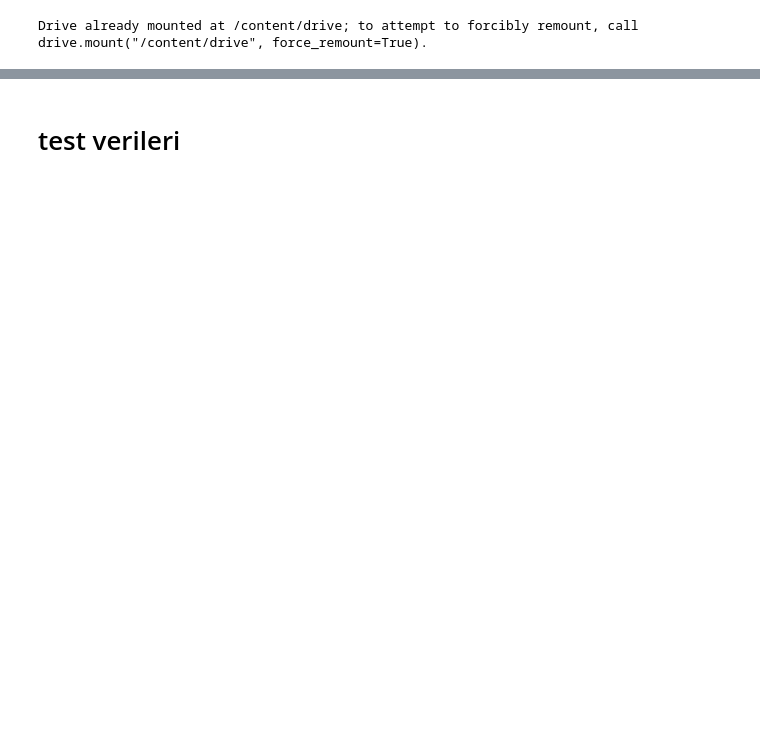
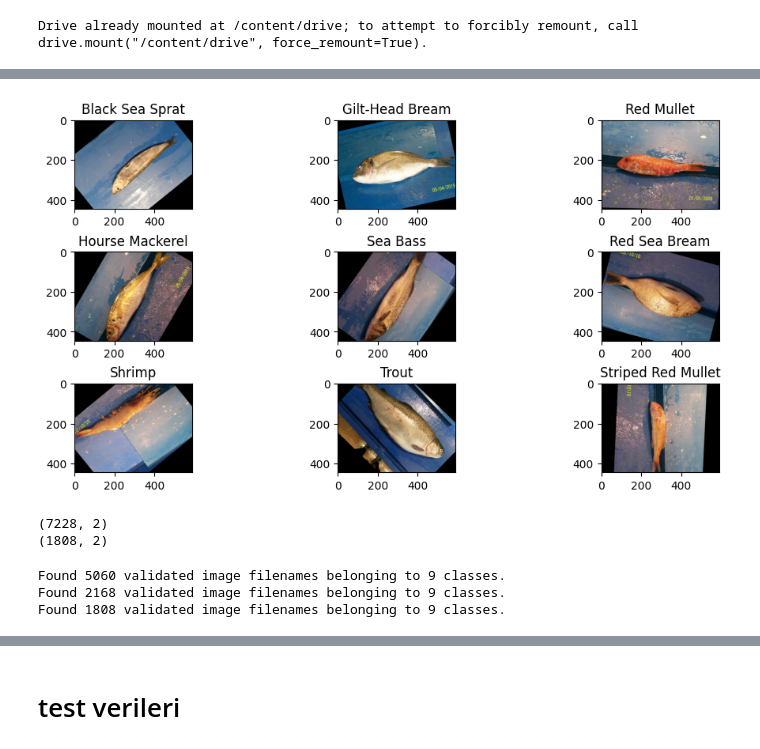
Before and after one commit to bir-damla/fish_classification, a Jupyter notebook: cnn.ipynb, the cells around one changed output, grey strips where cells are left out. Cells and saved outputs as stored; diff of their text form; code cells hidden in the pictures; blank space fills up the shorter version.

```diff
--- a/cnn.ipynb
+++ b/cnn.ipynb
@@ -96,0 +12,14 @@ fish_model.save_weights('fish_model.h5')
+# %%
+dir = "/content/drive/My Drive/dataset/kaggle_big_data_set/Fish_Dataset"
+label = []
+path = []
+for dirname, _, filenames in os.walk(dir):
+    for filename in filenames:
+        if os.path.splitext(filename)[1]  in ['.png', '.jpg', '.jpeg', '.gif']:
+            if dirname.split()[-1] != 'GT':
+                label.append(os.path.split(dirname)[1])
+                path.append(os.path.join(dirname, filename))
+
+df = pd.DataFrame(columns=['path', 'label'])
+df['path'] = path
+df['label'] = label
@@ -96,0 +38,17 @@ fish_model.save_weights('fish_model.h5')
+# %%
+df['label'] = df['label'].astype('category')
+# %%
+import matplotlib.pyplot as plt
+import seaborn as sns
+
+df['label'].unique()
+
+fig, ax = plt.subplots(nrows=3, ncols=3, figsize=(10, 5), constrained_layout=True)
+ax = ax.flatten()
+j = 0
+for i in df['label'].unique():
+    ax[j].imshow(plt.imread(df[df['label'] == i].iloc[0, 0]))
+    ax[j].set_title(i)
+    j = j + 1
+# %% [output]
+[figure, added]
@@ -96,0 +58,29 @@ fish_model.save_weights('fish_model.h5')
+# %%
+print(X_train.shape)
+print(X_test.shape)
+# %% [output]
+(7228, 2)
+(1808, 2)
+# %%
+from tensorflow.keras.preprocessing.image import ImageDataGenerator
+
+trainGen = ImageDataGenerator(rescale=1./255, validation_split=0.3,
+                              rotation_range=30,
+                              width_shift_range=0.2,
+                              height_shift_range=0.2,
+                              horizontal_flip=True)
+testGen = ImageDataGenerator(rescale=1./255)
+
+X_train_img = trainGen.flow_from_dataframe(dataframe=X_train, x_col='path', y_col='label',
+                                           class_mode='categorical', subset='training',
+                                           color_mode='rgb', batch_size=64)
+X_val_img = trainGen.flow_from_dataframe(dataframe=X_train, x_col='path', y_col='label',
+                                         class_mode='categorical', subset='validation',
+                                         color_mode='rgb', batch_size=64)
+X_test_img = testGen.flow_from_dataframe(dataframe=X_test, x_col='path', y_col='label',
+                                         class_mode='categorical', color_mode='rgb',
+                                         batch_size=64, shuffle=False)
+# %% [output]
+Found 5060 validated image filenames belonging to 9 classes.
+Found 2168 validated image filenames belonging to 9 classes.
+Found 1808 validated image filenames belonging to 9 classes.
```
Also changed, not shown: parts of 22 cells of this notebook.
